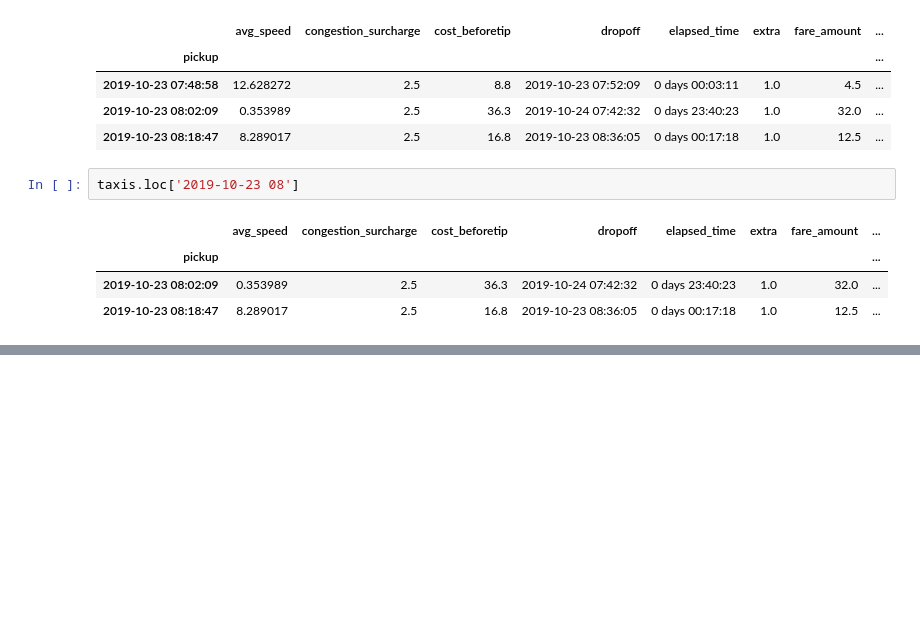
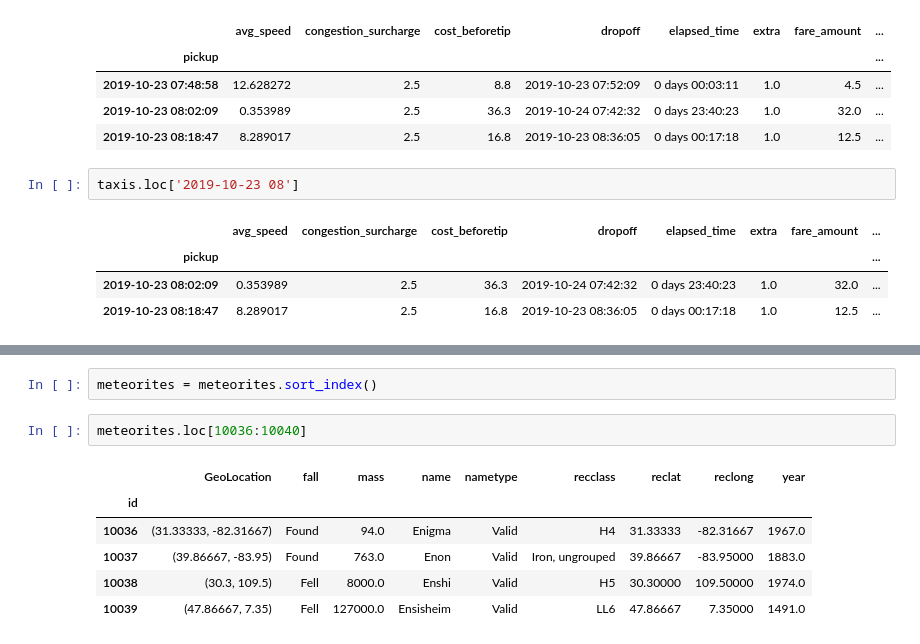
Before and after one commit to 99tyler99/Python, a Jupyter notebook: Python Charmers Fundamentals 04.ipynb, the cells around one changed output, grey strips where cells are left out. Cells and saved outputs as stored; diff of their text form; blank space fills up the shorter version.

```diff
--- a/Python Charmers Fundamentals 04.ipynb
+++ b/Python Charmers Fundamentals 04.ipynb
@@ -288,0 +359,11 @@ taxis.head()
+# %%
+meteorites = meteorites.sort_index()
+# %%
+meteorites.loc[10036:10040]
+# %% [output]
+|  | GeoLocation | fall | mass | name | nametype | recclass | reclat | reclong | year |
+| id |  |  |  |  |  |  |  |  |  |
+| 10036 | (31.33333, -82.31667) | Found | 94.0 | Enigma | Valid | H4 | 31.33333 | -82.31667 | 1967.0 |
+| 10037 | (39.86667, -83.95) | Found | 763.0 | Enon | Valid | Iron, ungrouped | 39.86667 | -83.95000 | 1883.0 |
+| 10038 | (30.3, 109.5) | Fell | 8000.0 | Enshi | Valid | H5 | 30.30000 | 109.50000 | 1974.0 |
+| 10039 | (47.86667, 7.35) | Fell | 127000.0 | Ensisheim | Valid | LL6 | 47.86667 | 7.35000 | 1491.0 |
```
Also changed, not shown: parts of 5 cells of this notebook.
